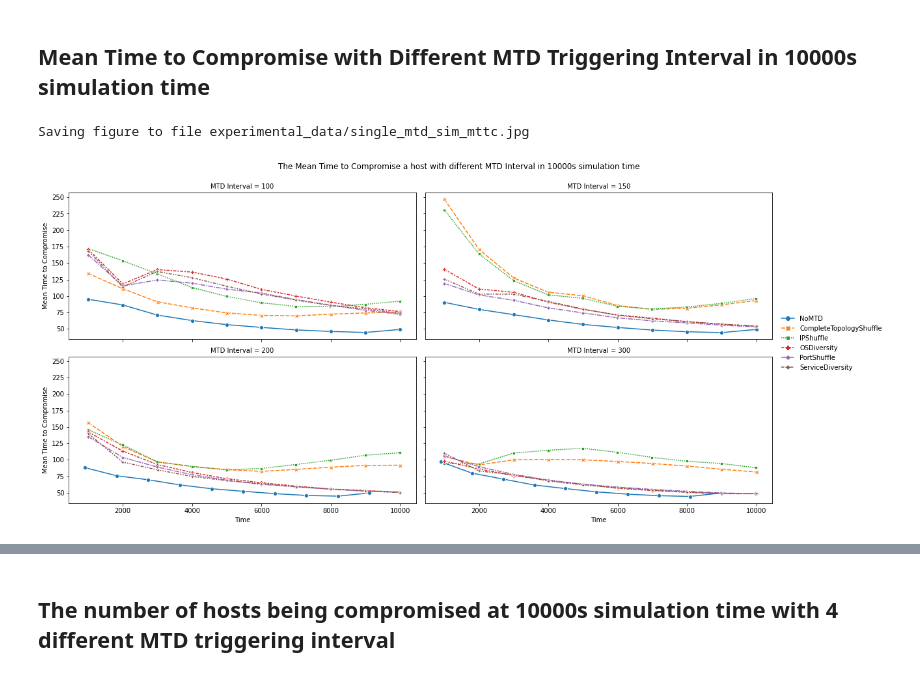
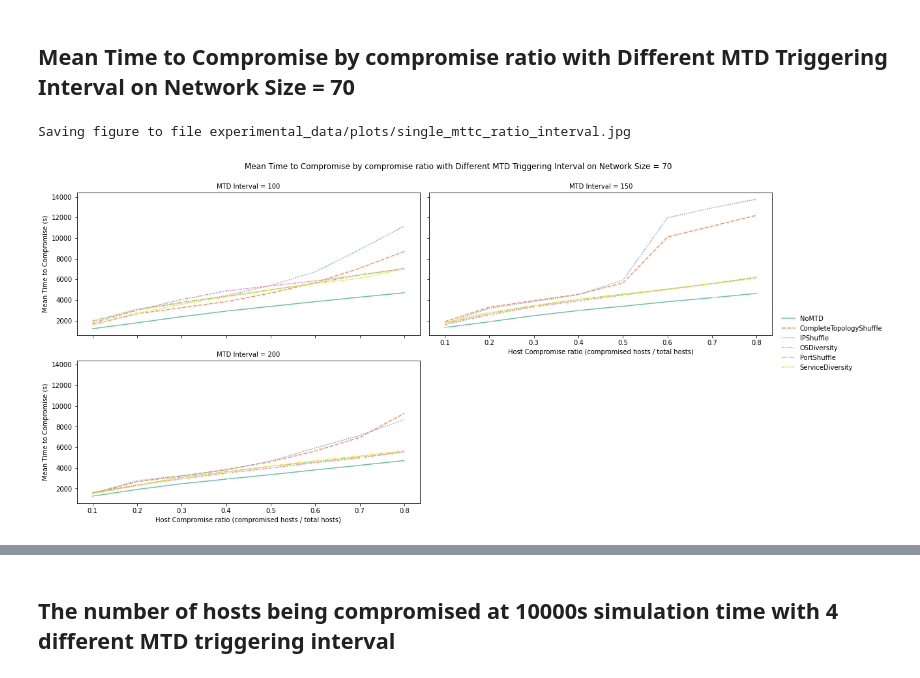
Before and after one commit to yuanyuan2000/MTDGame, a Jupyter notebook: experiments/single_mtd.ipynb, the cells around one changed output, grey strips where cells are left out. Cells and saved outputs as stored; diff of their text form; code cells hidden in the pictures.

Commit message:
update experimental files, snapshots, and evaluation metrics

```diff
--- a/experiments/single_mtd.ipynb
+++ b/experiments/single_mtd.ipynb
@@ -81,20 +45,29 @@ pd.DataFrame(single_results_avg).to_csv('experimental_data/single_mtd_sim.csv',
 # %%
-single_results_avg = pd.read_csv("experimental_data/single_mtd_sim.csv")
-single_results_mttc_avg = pd.read_csv("experimental_data/single_mtd_sim_mttc.csv")
+results_avg = pd.read_csv("experimental_data/results/single_mtd_sim.csv")
 # %% [markdown]
-## Mean Time to Compromise with Different MTD Triggering Interval in 10000s simulation time
+## Mean Time to Compromise by compromise ratio with Different MTD Triggering Interval on Network Size = 70
 # %%
-# single_results_mttc_avg = single_results_mttc_avg[single_results_mttc_avg['MTD Interval'] == 100]
+# results_mttc_avg = results_mttc_avg[results_mttc_avg['MTD Interval'] == 100]
 # plt.figure(figsize=(17, 10))
-# sns.lineplot(data=single_results_mttc_avg, x='Time', y='Mean Time to Compromise', hue='Name', style='Name', markers=True, dashes=False)
+# sns.lineplot(data=results_mttc_avg, x='Time', y='Mean Time to Compromise', hue='Name', style='Name', markers=True, dashes=False)
 # plt.show()
-g = sns.FacetGrid(single_results_mttc_avg, col="MTD Interval",  col_wrap=2, margin_titles=True, despine=False, height=4, aspect= 2)
-g.map_dataframe(sns.lineplot, x="Time", y="Mean Time to Compromise", style='Name', hue='Name', markers=True)
+# g = sns.FacetGrid(results_mttc_avg, col="MTD Interval",  col_wrap=2, margin_titles=True, despine=False, height=4, aspect= 2)
+# g.map_dataframe(sns.lineplot, x="Time", y="Mean Time to Compromise", style='Name', hue='Name', markers=True)
+# g.add_legend()
+# g.fig.subplots_adjust(top=0.9)
+# g.fig.suptitle('The Mean Time to Compromise a host with different MTD Interval in 10000s simulation time')
+# savefig('experimental_data/plots/single_mtd_sim_mttc.jpg')
+# plt.show()
+
+mttc_ratio_interval_results = results_avg[results_avg['Network Size']==70]
+
+g = sns.FacetGrid(mttc_ratio_interval_results, col="MTD Interval",  col_wrap=2, margin_titles=True, despine=False, height=4, aspect= 2)
+g.map_dataframe(sns.lineplot, x="Host Compromise ratio (compromised hosts / total hosts)", y="Mean Time to Compromise (s)", hue='Name', style='Name', marker=True, palette='Set2')
 g.add_legend()
 g.fig.subplots_adjust(top=0.9)
-g.fig.suptitle('The Mean Time to Compromise a host with different MTD Interval in 10000s simulation time')
-savefig('experimental_data/single_mtd_sim_mttc.jpg')
+g.fig.suptitle('Mean Time to Compromise by compromise ratio with Different MTD Triggering Interval on Network Size = 70')
+savefig('experimental_data/plots/single_mttc_ratio_interval.jpg')
 plt.show()
 # %% [output]
-Saving figure to file experimental_data/single_mtd_sim_mttc.jpg
+Saving figure to file experimental_data/plots/single_mttc_ratio_interval.jpg
-[figure, old version]
+[figure, new version]
```
Also changed, not shown: parts of 14 cells of this notebook, 48 other files.
